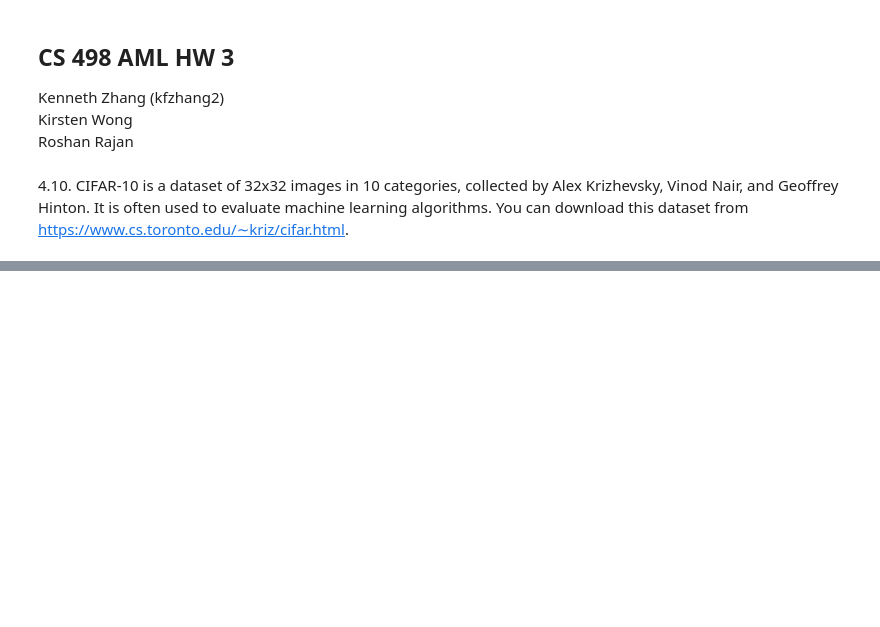
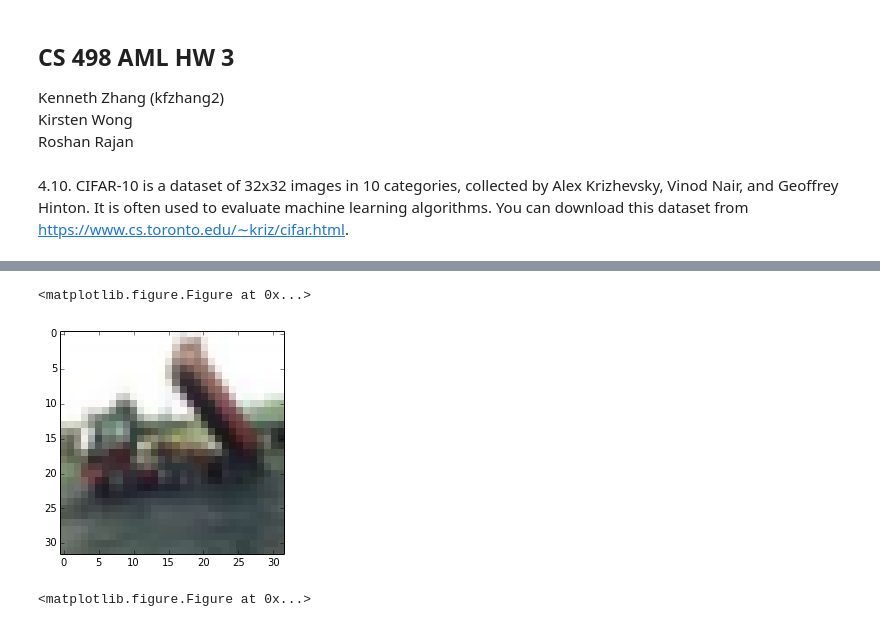
Before and after one commit to roshanjrajan/CS498-AML, a Jupyter notebook: hw3/CS_498_AML_HW3.ipynb, the cells around one changed output, grey strips where cells are left out. Saved outputs shown, nothing was run; the diff lists cells and outputs as text; code cells hidden in the pictures; blank space fills up the shorter version.

```diff
--- a/hw3/CS_498_AML_HW3.ipynb
+++ b/hw3/CS_498_AML_HW3.ipynb
@@ -55,3 +57,14 @@ plt.show()
+# %%
+im = np.reshape(all_data[2],(3,1024))
+im = np.transpose(im)
+im.shape
+im = np.reshape(im,(32,32,3))
+plt.imshow(im, interpolation='nearest')
+plt.figure()
+# %% [output]
+<matplotlib.figure.Figure at 0x...>
+[figure, added]
+<matplotlib.figure.Figure at 0x...>
 # %%
 # Dataset size
 d_size = 50000
```
Also changed, not shown: parts of 8 cells of this notebook.
